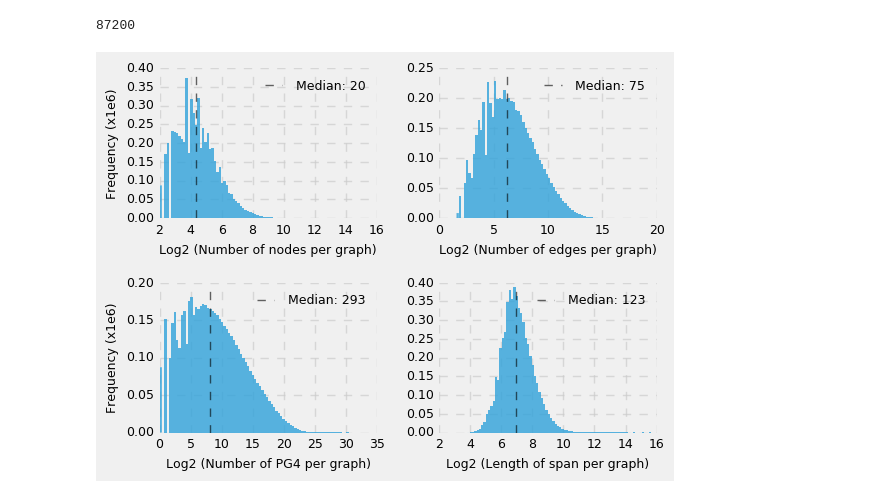
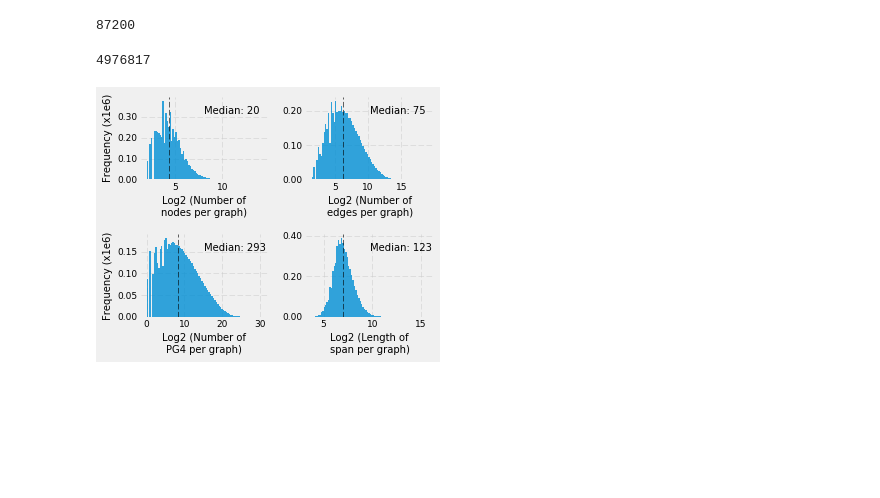
Before and after one commit to Rohit-Satyam/qg, a Jupyter notebook: GlobalGraphSummarizer.ipynb, the cells around one changed output. Saved outputs shown, nothing was run; the diff lists cells and outputs as text; code cells hidden in the pictures; blank space fills up the shorter version.

Commit message:
major revision

```diff
--- a/GlobalGraphSummarizer.ipynb
+++ b/GlobalGraphSummarizer.ipynb
@@ -12,5 +12,13 @@ from tqdm import tqdm
 from scipy import ndimage
 import glob
 import json
+from IPython.display import clear_output
 
-%matplotlib inline
+plt.style.use('fivethirtyeight')
+def clean_axis(ax):
+    ax.xaxis.set_tick_params(labelsize=9)
+    ax.yaxis.set_tick_params(labelsize=9)
+    for i in ['top', 'bottom', 'left', 'right']:
+        ax.spines[i].set_visible(False)
+    ax.grid(which='major', linestyle='--', alpha=0.5)
+    return True
@@ -29,7 +39,7 @@ data = {
 }
 for strand in ['positive', 'negative']:
     s = '+' if strand == 'positive' else '-'
-    data_dir = './data/chrom_wise_graph_summary/%s' % strand
+    data_dir = '../data/chrom_wise_graph_summary/%s' % strand
     for chrom in chroms:
         d = json.load(open('%s/%s.json' % (data_dir, chrom)))
         d['strands'] = [s for x in range(len(d['nodes']))]
@@ -74,43 +84,40 @@ np.median(data['nodes']), np.median(data['edges']), np.median(data['quads']), np
 len(np.where(np.array(data['quads']) == 1)[0])
 # %% [output]
 87200
+# %%
+len(np.where(np.array(data['quads']) > 10)[0])
+# %% [output]
+4976817
 # %%
 plt.style.use('fivethirtyeight')
 
 from matplotlib.ticker import FuncFormatter
 
 def millions(x, pos):
     return '%1.2f' % (x*1e-6)
 formatter = FuncFormatter(millions)
 
 keys = ['nodes', 'edges', 'quads', 'spans', 'graph_density', 'node_density']
 loc = [(0, 0), (0, 1), (1, 0), (1, 1), (2, 0), (2, 1)]
-labels = ['Number of nodes per graph', 'Number of edges per graph', 'Number of PG4 per graph',
-          'Length of span per graph', 'Density of each graph', 'Node density per graph']
-#fig, axis = plt.subplots(3, 2, figsize=(6,5))
-#for i in range(6):
-fig, axis = plt.subplots(2, 2, figsize=(6,4.5))
+labels = ['Number of\nnodes per graph', 'Number of\nedges per graph', 'Number of\nPG4 per graph',
+          'Length of\nspan per graph', 'Density of\neach graph', 'Node\ndensity per graph']
+fig, axis = plt.subplots(2, 2, figsize=(5,4))
 for i in range(4):
     ax = axis[loc[i]]
     ax.hist(np.log2(data[keys[i]]), bins=80, edgecolor='none',
             alpha=0.8)
     median = np.median(data[keys[i]])
-    ax.axvline(np.log2(median), lw=1, ls='--', color='k',
-               alpha=0.6, label="Median: %d" % median)
+    ax.axvline(np.log2(median), lw=1, ls='--', color='k', alpha=0.6)
     if loc[i][1] == 0:
-        ax.set_ylabel('Frequency (x1e6)', fontsize=9)
-    ax.set_xlabel('Log2 (%s)' % labels[i], fontsize=9)
-    ax.xaxis.set_tick_params(labelsize=9)
-    ax.yaxis.set_tick_params(labelsize=9)
-    ax.grid(which='major', linestyle='--', alpha=0.7)
+        ax.set_ylabel('Frequency (x1e6)', fontsize=10)
+    ax.set_xlabel('Log2 (%s)' % labels[i], fontsize=10)
     ax.yaxis.set_major_formatter(formatter)
-    for i in ['top', 'bottom', 'left', 'right']:
-        ax.spines[i].set_visible(False)
-    ax.legend(loc='best', frameon=False, fontsize=9)
+    ax.text(0.5, 0.8, "Median: %d" % median, fontsize=10, transform=ax.transAxes)
+    clean_axis(ax)
 
 fig.tight_layout()
-plt.savefig('properties_distribution.pdf', transparent=True, edgecolor='none')
-plt.savefig('properties_distribution.png', dpi=300, transparent=True, edgecolor='none')
+plt.savefig('../images/properties_distribution.svg', transparent=True, edgecolor='none')
+plt.savefig('../images/properties_distribution.png', dpi=300, transparent=True, edgecolor='none')
 plt.show()
 # %% [output]
-[figure, old version]
+[figure, new version]
```
Also changed, not shown: parts of 9 cells of this notebook, 16 other files.
